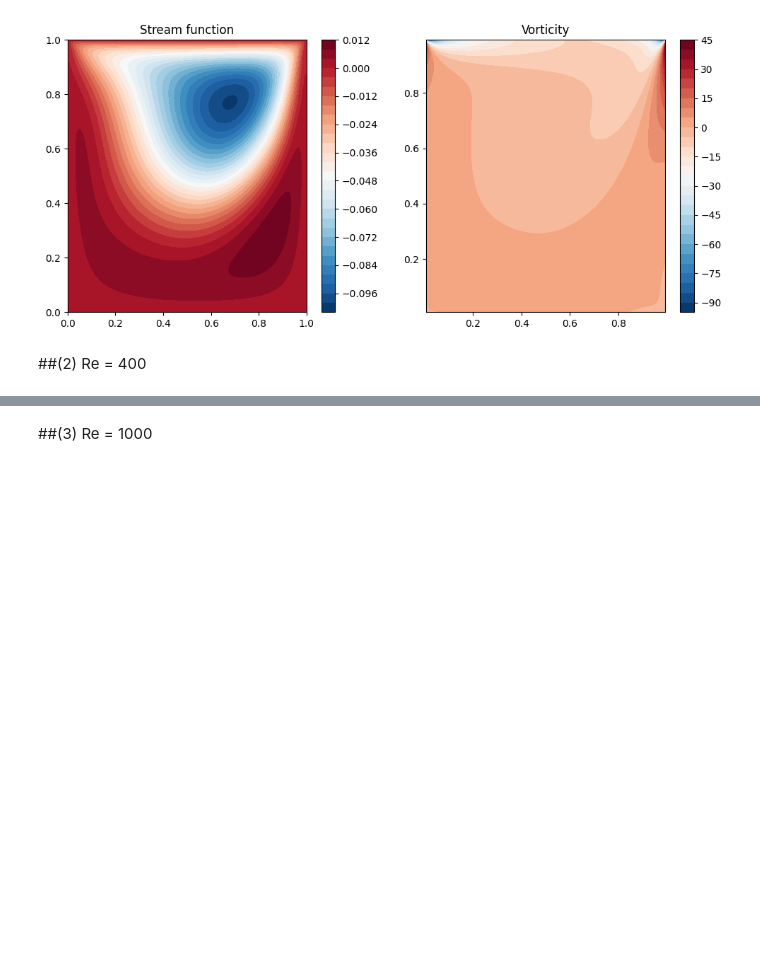
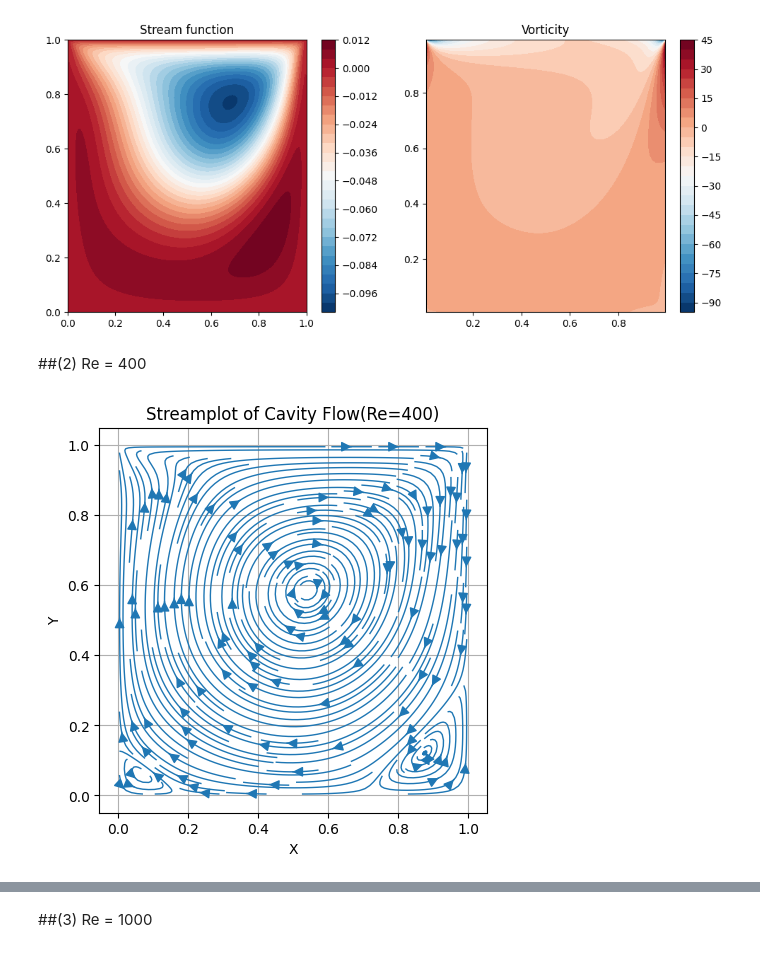
Before and after one commit to eric1645/CSE--, a Jupyter notebook: Final_Project.ipynb, the cells around one changed output, grey strips where cells are left out. Drawn from its saved outputs; the diff is of its cells as text; code cells hidden in the pictures; blank space fills up the shorter version.

```diff
--- a/Final_Project.ipynb
+++ b/Final_Project.ipynb
@@ -488,29 +488,31 @@ plt.show()
 # %%
 import numpy as np
 import matplotlib.pyplot as plt
 
 # 저장된 데이터 불러오기
 data = np.load("/content/drive/MyDrive/cavity_flow_400_128.npz")
 u = data['u']  # (n+2, n+1)
 v = data['v']  # (n+1, n+2)
 X = data['X']  # (n+1, n+1)
 Y = data['Y']  # (n+1, n+1)
 
 u_center = (u[1:-1, :-1] + u[1:-1, 1:]) / 2  # 크기: (n, n)
 v_center = (v[:-1, 1:-1] + v[1:, 1:-1]) / 2  # 크기: (n, n)
 
 X_center = (X[:-1, :-1] + X[1:, 1:]) / 2
 Y_center = (Y[:-1, :-1] + Y[1:, 1:]) / 2
 
 # Streamplot 그리기
 plt.figure(figsize=(5, 5))
 plt.streamplot(X_center, Y_center, u_center, v_center, density=2, linewidth=1, arrowsize=1.5)
-plt.title('Streamplot of Cavity Flow(Re=1000)')
+plt.title('Streamplot of Cavity Flow(Re=400)')
 plt.xlabel('X')
 plt.ylabel('Y')
 plt.axis('equal')
 plt.grid(True)
 plt.show()
+# %% [output]
+[figure, added]
 # %%
 import numpy as np
 import matplotlib.pyplot as plt
```
Also changed, not shown: parts of 4 cells of this notebook.
